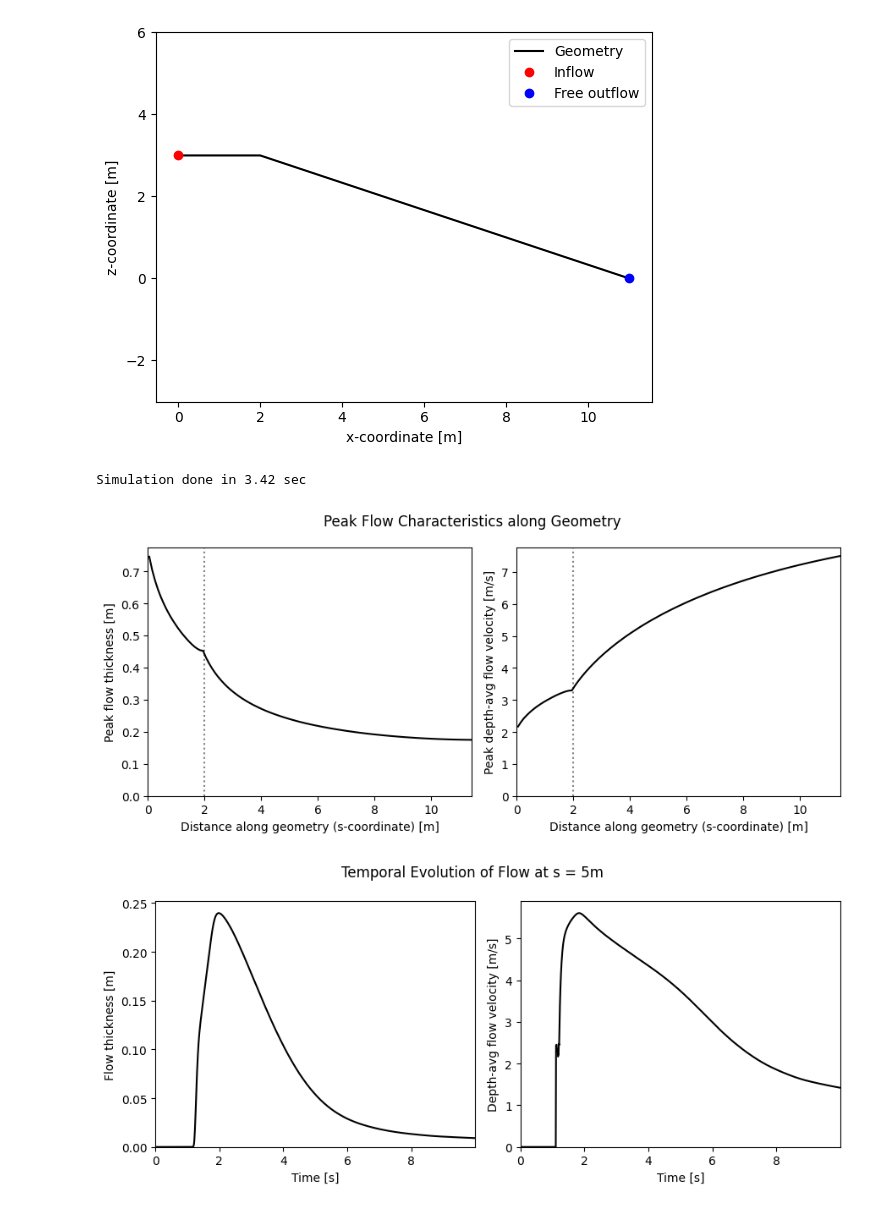
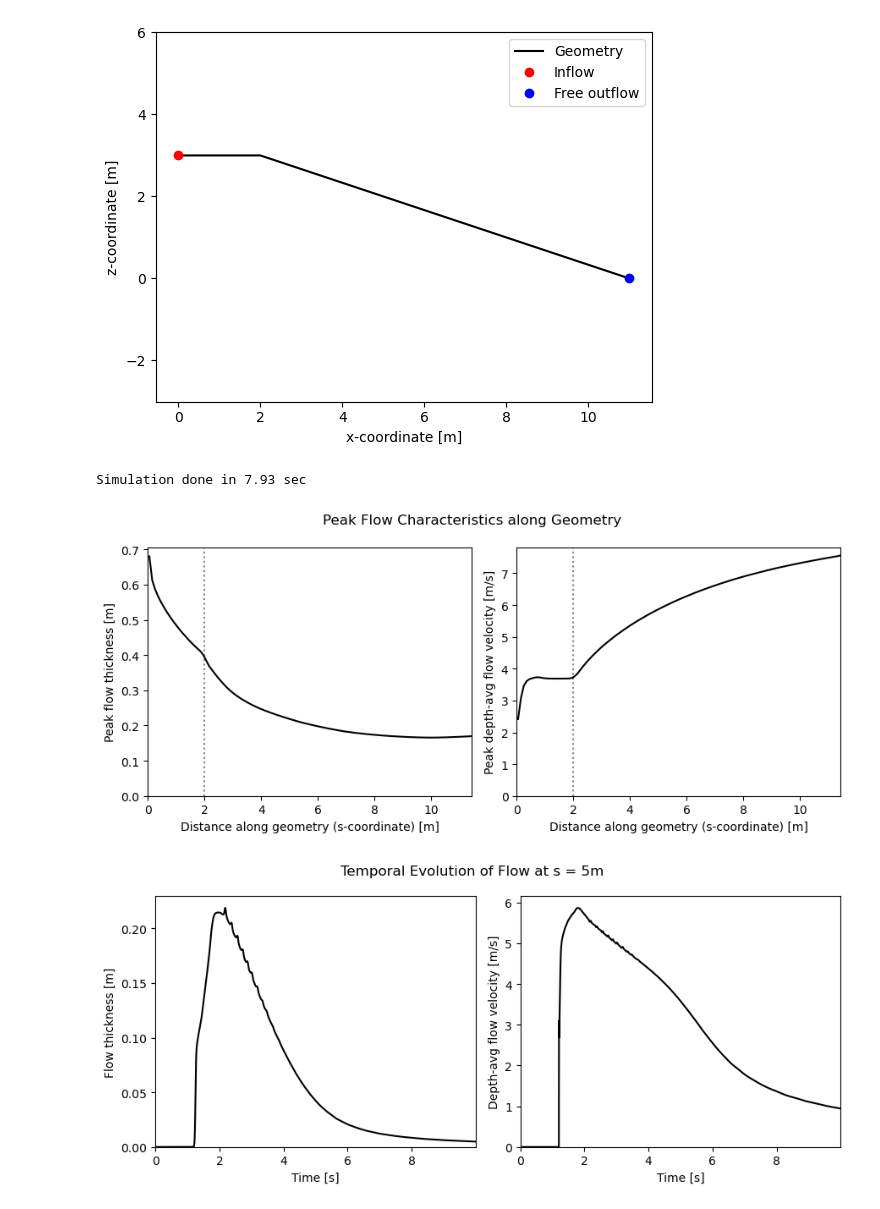
Before and after one commit to nielsvandervegt/boreflow, a Jupyter notebook: docs/examples/notebooks/basic_example.ipynb, the cells around one changed output. Saved outputs shown, nothing was run; the diff lists cells and outputs as text; code cells hidden in the pictures.

Commit message:
- Removed domain separation - Added MUSCL -- Time Integration Schemes: EF, RK2 -- Flux types: HLL -- Limiters: minmod, vanLeer

```diff
--- a/docs/examples/notebooks/basic_example.ipynb
+++ b/docs/examples/notebooks/basic_example.ipynb
@@ -34,35 +34,35 @@ u = np.array([1.0, 2.0, 0])
 bc = BCArray(t, h, u)
 
 # 3) Initialize simulation settings
-sim = Simulation(t_end=10.0, cfl=0.5, max_dt=0.01, dx=0.1)
+sim = Simulation(t_end=10.0, cfl=0.2, max_dt=0.01, nx=110)
 
 # 4) Run the simulation
-results = sim.run(geometry, bc, Solver.EF_LLF)
+results = sim.run(geometry, bc, Limiter.minmod, Flux.HLL, TimeIntegration.EF)
 # %% [output]
-Simulation done in 3.42 sec
+Simulation done in 7.93 sec
 # %%
 # Plot peak flow velocity and peak flow thickness
 fig, (ax0, ax1) = plt.subplots(1, 2, figsize=[9, 4])
 
 # Mark the transition between the horizontal surface and the sloped surface (x = 2m / s = 2m)
 [ax.axvline(2.0, color="grey", ls=":") for ax in [ax0, ax1]]
 
 # Get and plot peak flow characteristics
-s, h, u, _ = results.get_peak_flow_s()
-ax0.plot(s, h, color="black")
-ax1.plot(s, u, color="black")
+h, u = results.get_peak_flow()
+ax0.plot(results.s, h, color="black")
+ax1.plot(results.s, u, color="black")
 
 # Plot layout
 [ax.set_xlabel("Distance along geometry (s-coordinate) [m]") for ax in [ax0, ax1]]
 ax0.set_ylabel("Peak flow thickness [m]")
 ax1.set_ylabel("Peak depth-avg flow velocity [m/s]")
-[ax.set_xlim(0, np.max(s)) for ax in [ax0, ax1]]
+[ax.set_xlim(0, np.max(results.s)) for ax in [ax0, ax1]]
 [ax.set_ylim(0, None) for ax in [ax0, ax1]]
 fig.suptitle("Peak Flow Characteristics along Geometry")
 fig.tight_layout()
 plt.show()
 # %% [output]
-[figure, old version]
+[figure, new version]
 # %%
 # Plot
 fig, (ax0, ax1) = plt.subplots(1, 2, figsize=[9, 4])
@@ -82,4 +82,4 @@ fig.suptitle("Temporal Evolution of Flow at s = 5m")
 fig.tight_layout()
 plt.show()
 # %% [output]
-[figure, old version]
+[figure, new version]
```
Also changed, not shown: parts of 1 cell of this notebook, 15 other files.
